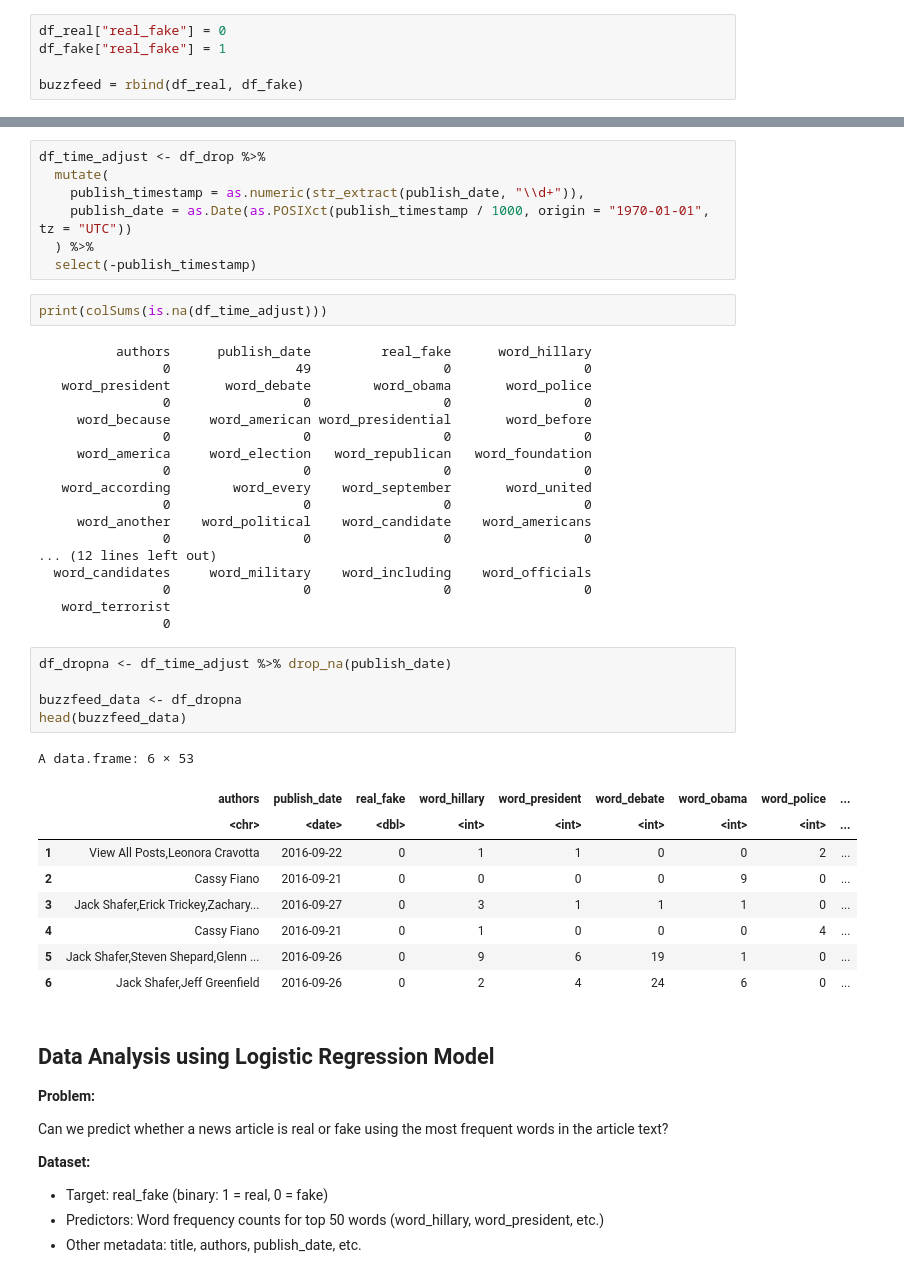
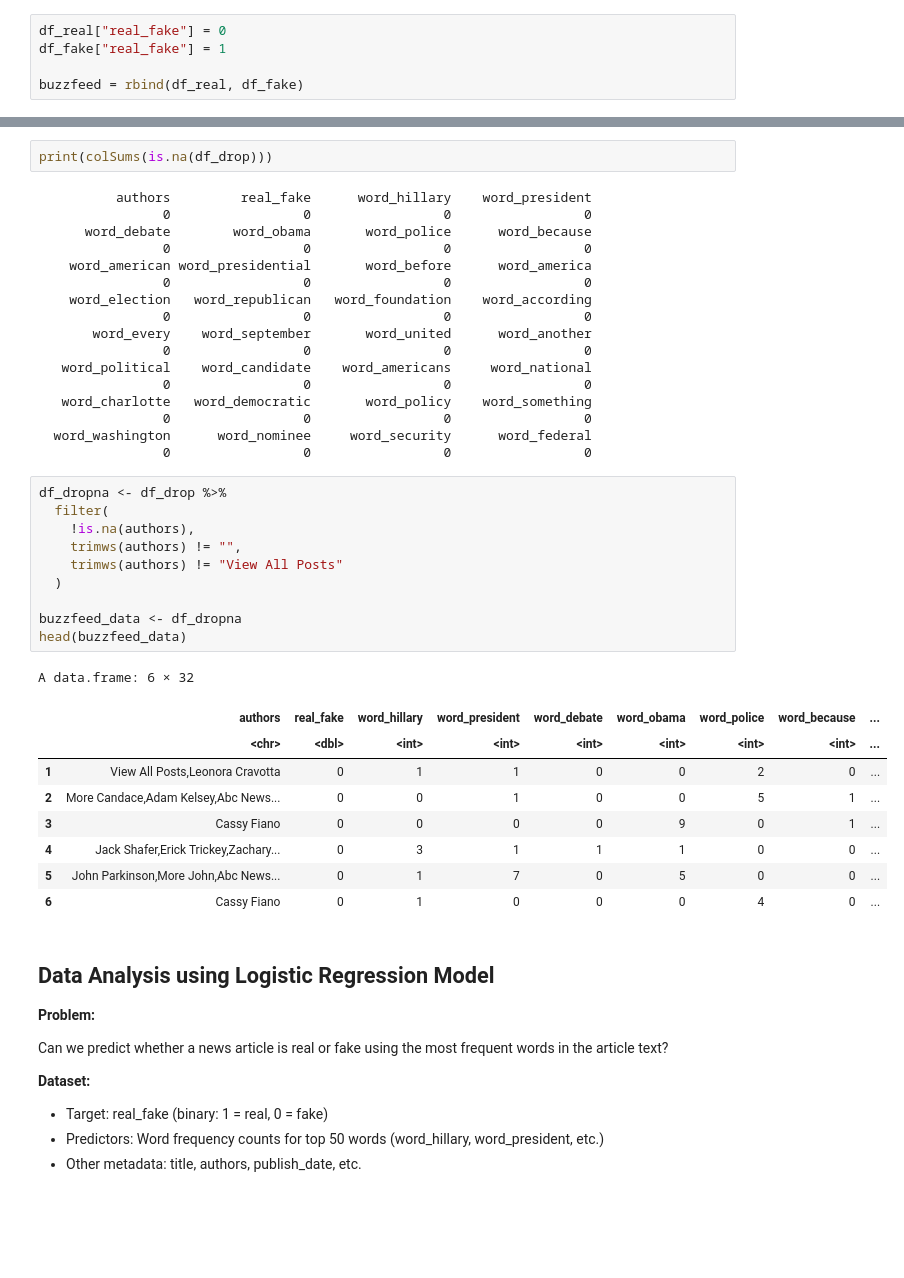
Before and after one commit to Wook22/Fake_News_Classification, a Jupyter notebook: Fake_News_Analysis.ipynb, the cells around one changed output, grey strips where cells are left out. Saved outputs shown, nothing was run; the diff lists cells and outputs as text; blank space fills up the shorter version.

```diff
--- a/Fake_News_Analysis.ipynb
+++ b/Fake_News_Analysis.ipynb
@@ -132,45 +113,42 @@ colnames(df_drop)
-# %%
-df_time_adjust <- df_drop %>%
-  mutate(
-    publish_timestamp = as.numeric(str_extract(publish_date, "\\d+")),
-    publish_date = as.Date(as.POSIXct(publish_timestamp / 1000, origin = "1970-01-01", tz = "UTC"))
-  ) %>%
-  select(-publish_timestamp)
 # %%
-print(colSums(is.na(df_time_adjust)))
+print(colSums(is.na(df_drop)))
 # %% [output]
-          authors      publish_date         real_fake      word_hillary
-                0                49                 0                 0
-   word_president       word_debate        word_obama       word_police
+          authors         real_fake      word_hillary    word_president
                 0                 0                 0                 0
-     word_because     word_american word_presidential       word_before
+      word_debate        word_obama       word_police      word_because
                 0                 0                 0                 0
-     word_america     word_election   word_republican   word_foundation
+    word_american word_presidential       word_before      word_america
                 0                 0                 0                 0
-   word_according        word_every    word_september       word_united
+    word_election   word_republican   word_foundation    word_according
                 0                 0                 0                 0
-     word_another    word_political    word_candidate    word_americans
+       word_every    word_september       word_united      word_another
                 0                 0                 0                 0
-... (12 lines left out)
-  word_candidates     word_military    word_including    word_officials
+   word_political    word_candidate    word_americans     word_national
                 0                 0                 0                 0
-   word_terrorist
-                0
+   word_charlotte   word_democratic       word_policy    word_something
+                0                 0                 0                 0
+  word_washington      word_nominee     word_security      word_federal
+                0                 0                 0                 0
-# %%
-df_dropna <- df_time_adjust %>% drop_na(publish_date)
-
-buzzfeed_data <- df_dropna
-head(buzzfeed_data)
-# %% [output]
-A data.frame: 6 × 53
-|  | authors | publish_date | real_fake | word_hillary | word_president | word_debate | word_obama | word_police | ... |
-|  | <chr> | <date> | <dbl> | <int> | <int> | <int> | <int> | <int> | ... |
-| 1 | View All Posts,Leonora Cravotta | 2016-09-22 | 0 | 1 | 1 | 0 | 0 | 2 | ... |
-| 2 | Cassy Fiano | 2016-09-21 | 0 | 0 | 0 | 0 | 9 | 0 | ... |
-| 3 | Jack Shafer,Erick Trickey,Zachary... | 2016-09-27 | 0 | 3 | 1 | 1 | 1 | 0 | ... |
-| 4 | Cassy Fiano | 2016-09-21 | 0 | 1 | 0 | 0 | 0 | 4 | ... |
-| 5 | Jack Shafer,Steven Shepard,Glenn ... | 2016-09-26 | 0 | 9 | 6 | 19 | 1 | 0 | ... |
-| 6 | Jack Shafer,Jeff Greenfield | 2016-09-26 | 0 | 2 | 4 | 24 | 6 | 0 | ... |
+# %%
+df_dropna <- df_drop %>%
+  filter(
+    !is.na(authors),
+    trimws(authors) != "",
+    trimws(authors) != "View All Posts"
+  )
+
+buzzfeed_data <- df_dropna
+head(buzzfeed_data)
+# %% [output]
+A data.frame: 6 × 32
+|  | authors | real_fake | word_hillary | word_president | word_debate | word_obama | word_police | word_because | ... |
+|  | <chr> | <dbl> | <int> | <int> | <int> | <int> | <int> | <int> | ... |
+| 1 | View All Posts,Leonora Cravotta | 0 | 1 | 1 | 0 | 0 | 2 | 0 | ... |
+| 2 | More Candace,Adam Kelsey,Abc News... | 0 | 0 | 1 | 0 | 0 | 5 | 1 | ... |
+| 3 | Cassy Fiano | 0 | 0 | 0 | 0 | 9 | 0 | 1 | ... |
+| 4 | Jack Shafer,Erick Trickey,Zachary... | 0 | 3 | 1 | 1 | 1 | 0 | 0 | ... |
+| 5 | John Parkinson,More John,Abc News... | 0 | 1 | 7 | 0 | 5 | 0 | 0 | ... |
+| 6 | Cassy Fiano | 0 | 1 | 0 | 0 | 0 | 4 | 0 | ... |
 # %% [markdown]
 ## Data Analysis using Logistic Regression Model
 
```
Also changed, not shown: parts of 20 cells of this notebook.
